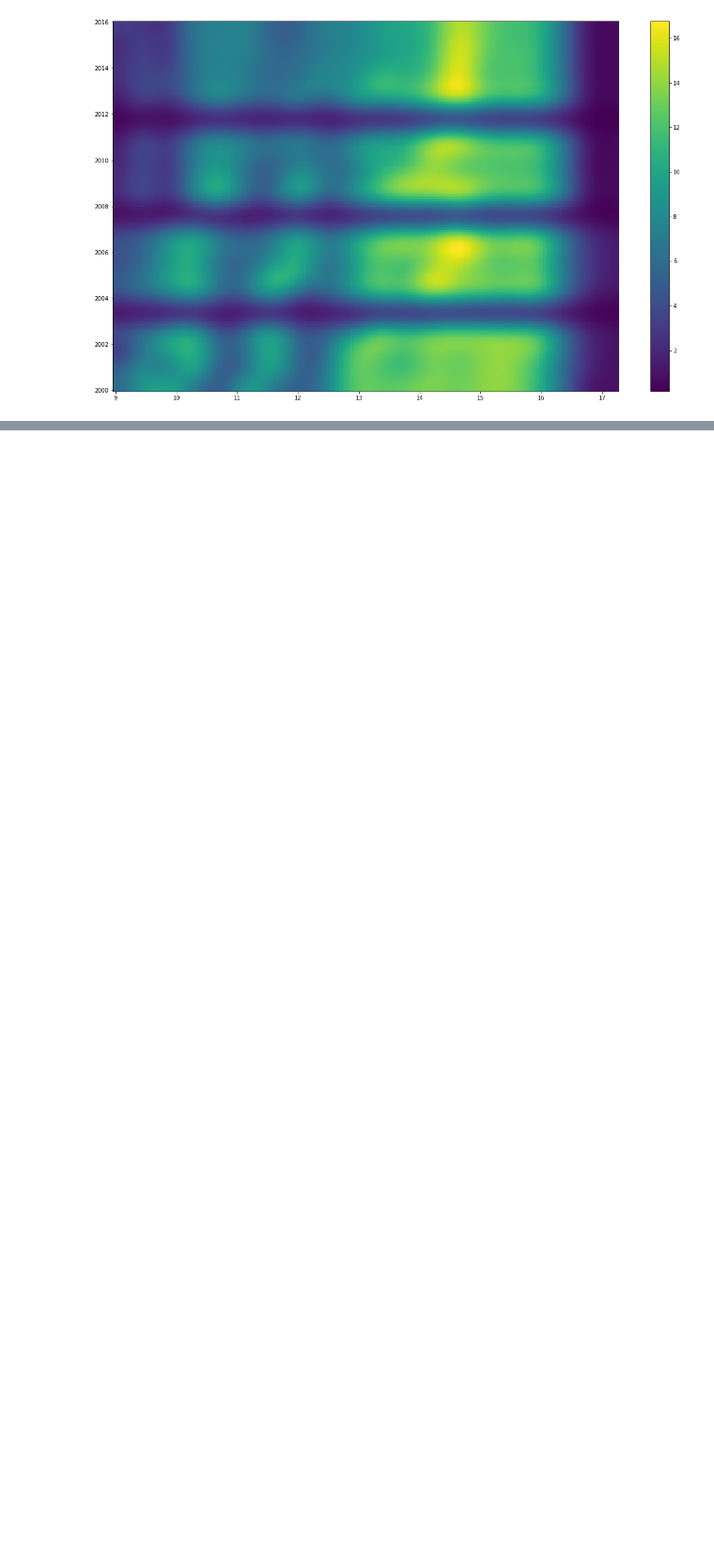
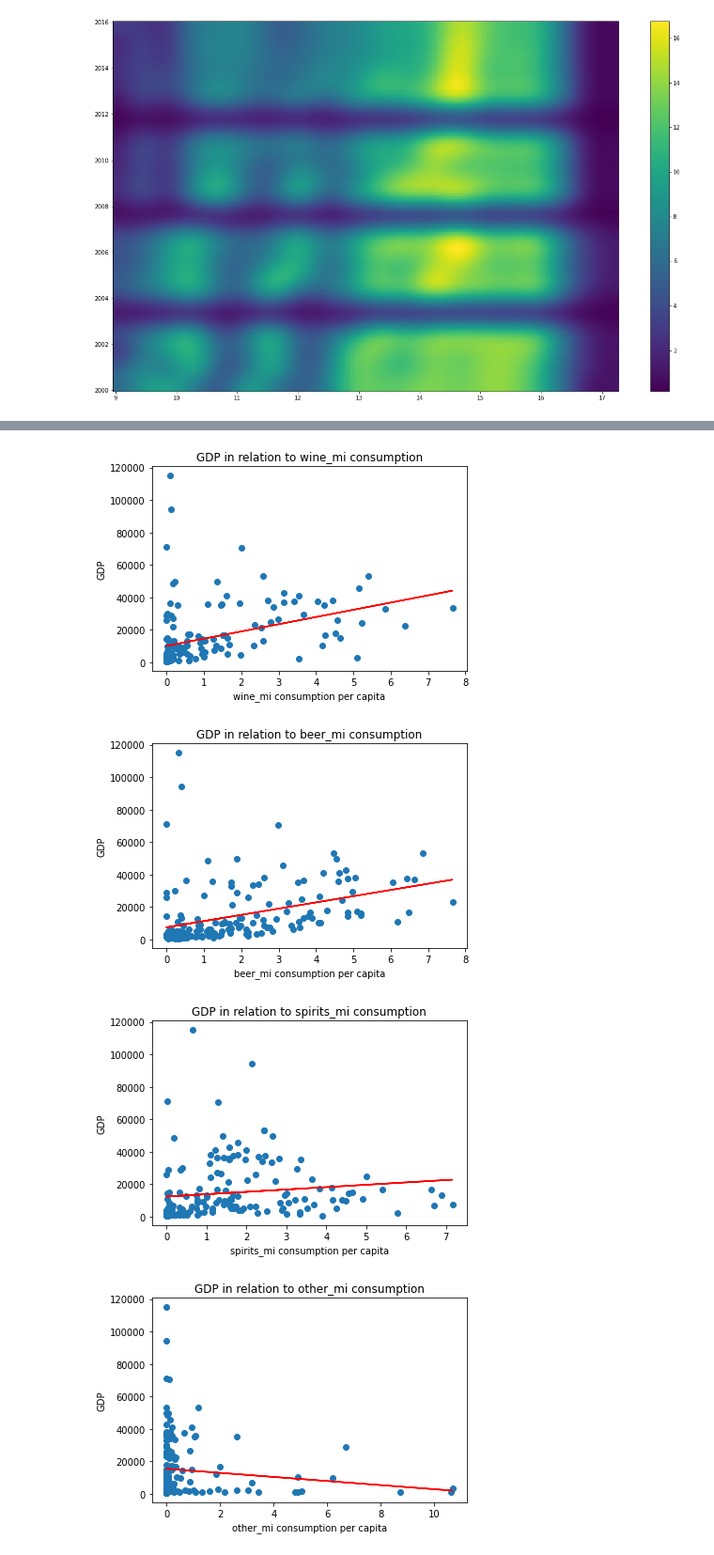
Before and after one commit to evanamay/CMSC320-Final-Project, a Jupyter notebook: tutorial.ipynb, the cells around one changed output, grey strips where cells are left out. Shown at 94% size. Cells and saved outputs as stored; diff of their text form; code cells hidden in the pictures; blank space fills up the shorter version.

```diff
--- a/tutorial.ipynb
+++ b/tutorial.ipynb
@@ -1015,0 +1141,26 @@ plt.show()
+# %%
+# GDP to total alchohol consumption
+
+fields = ['wine_mi','beer_mi','spirits_mi','other_mi','total_consumption']
+
+#first condition sets the year
+cond = (data_analysis['year'] == 2005)
+yearFocus = data_analysis.loc[cond,:]
+
+figures = []
+for field in fields:
+    fig, ax = plt.subplots()
+    figures.append((fig,ax))
+
+for i, field in enumerate(fields):
+    m, b = np.polyfit(yearFocus[field],yearFocus['gdp_pc_2011_mb'],1)
+    figures[i][1].plot(yearFocus[field],m*yearFocus[field]+b,color='red')
+    figures[i][1].scatter(yearFocus[field],yearFocus['gdp_pc_2011_mb'])
+    figures[i][1].set_xlabel(f'{field} consumption per capita')
+    figures[i][1].set_ylabel("GDP")
+    figures[i][1].set_title(f"GDP in relation to {field} consumption")
+# %% [output]
+[figure, added]
+[figure, added]
+[figure, added]
+[figure, added]
```
Also changed, not shown: parts of 17 cells of this notebook.
